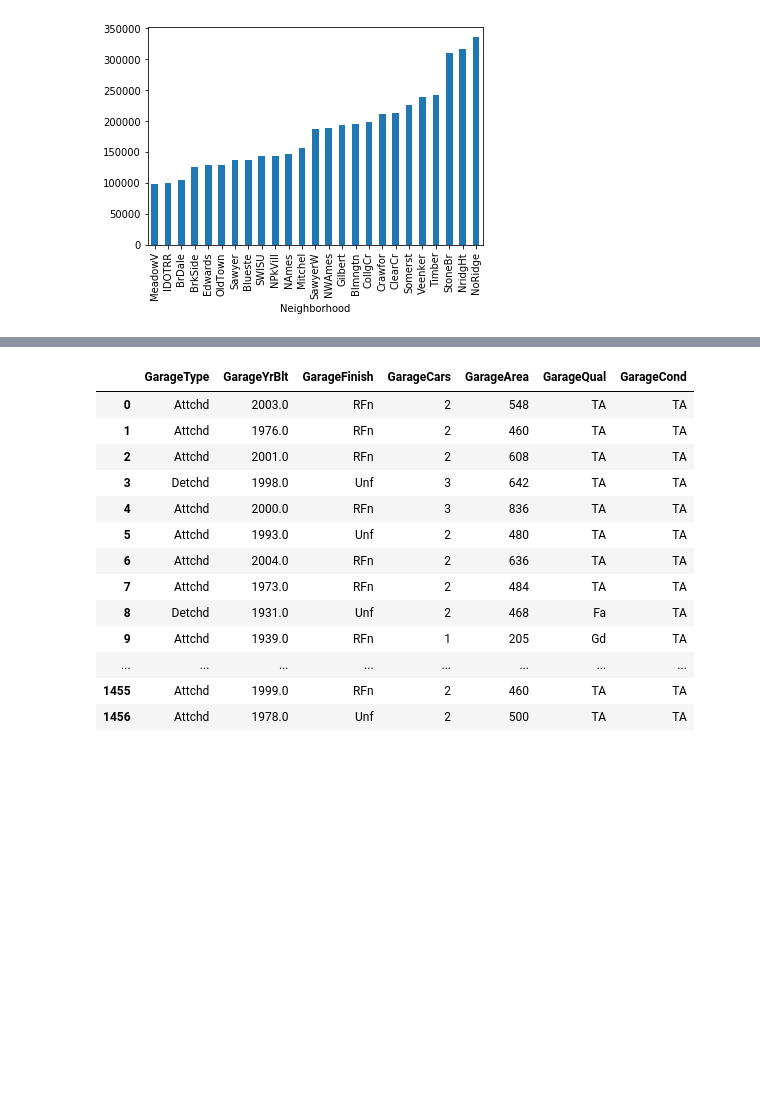
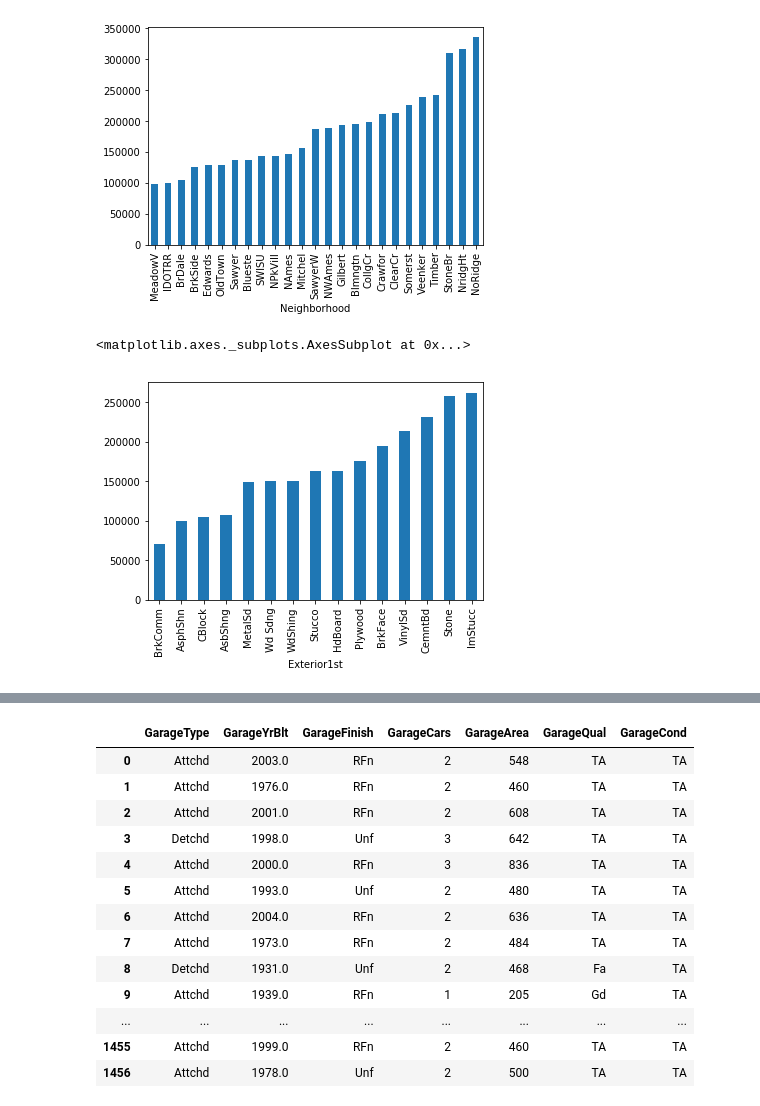
Before and after one commit to miketibb/Housing-Prices, a Jupyter notebook: Xgboost_Price.ipynb, the cells around one changed output, grey strips where cells are left out. Saved outputs shown, nothing was run; the diff lists cells and outputs as text; code cells hidden in the pictures; blank space fills up the shorter version.

```diff
--- a/Xgboost_Price.ipynb
+++ b/Xgboost_Price.ipynb
@@ -67,0 +90,5 @@ X['NeighborhoodLevel'] = X.apply(neighborhood_level, axis=1)
+# %%
+data.groupby(['Exterior1st'])['SalePrice'].mean().sort_values().plot.bar()
+# %% [output]
+<matplotlib.axes._subplots.AxesSubplot at 0x...>
+[figure, added]
```
Also changed, not shown: parts of 7 cells of this notebook.
